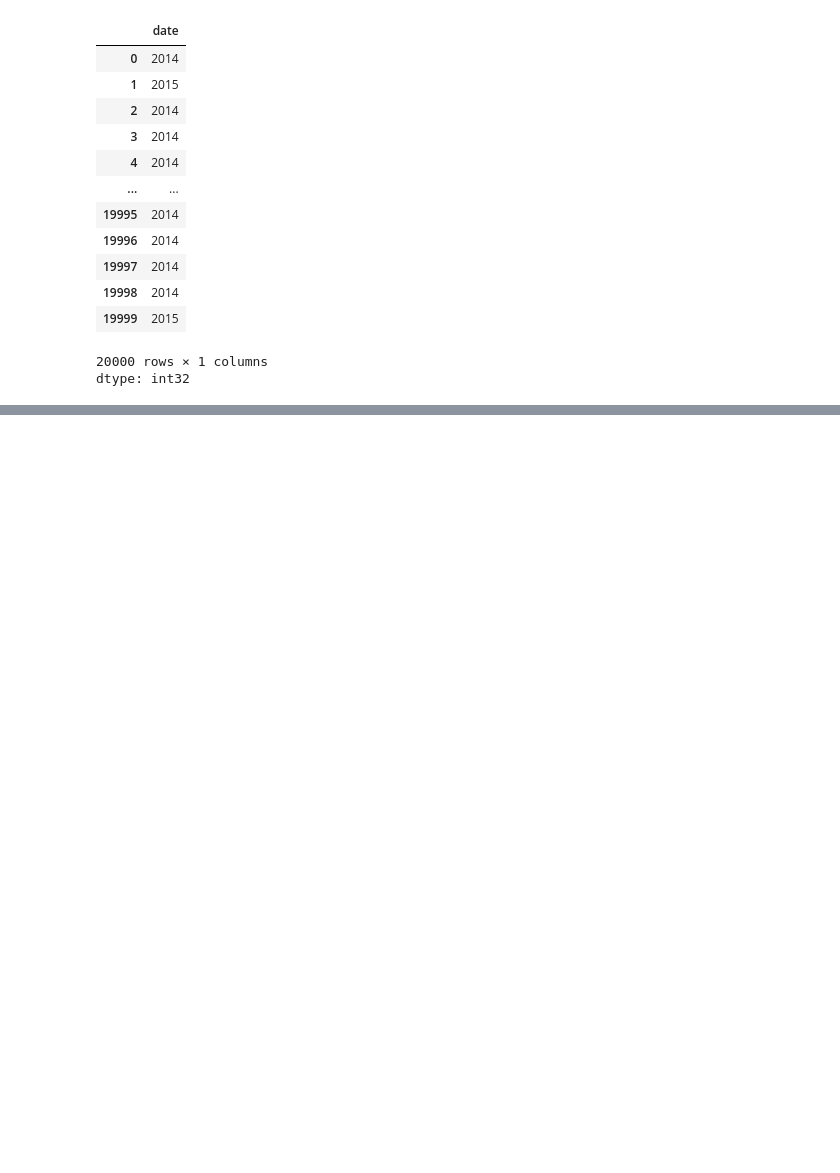
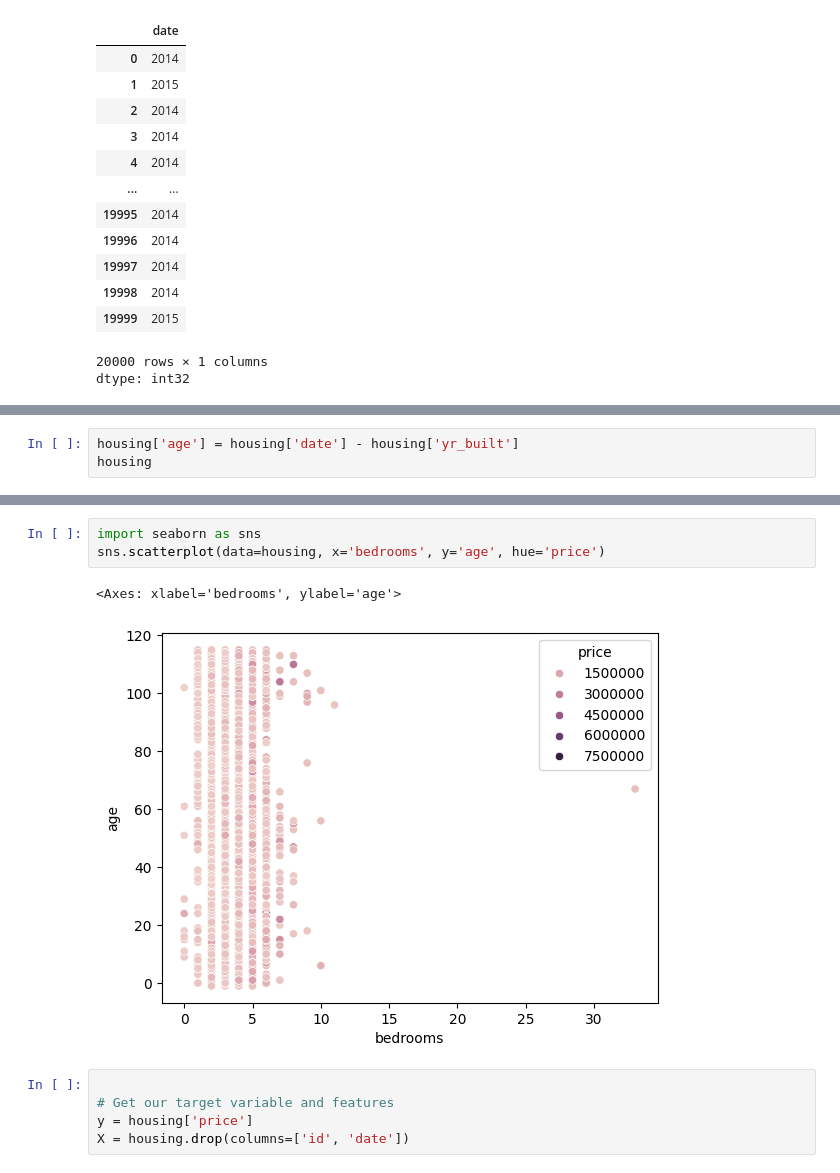
Before and after one commit to jrfanfan/Android_temp_con, a Jupyter notebook: notebooks/starter_housing.ipynb, the cells around one changed output, grey strips where cells are left out. Drawn from its saved outputs; the diff is of its cells as text; blank space fills up the shorter version.

```diff
--- a/notebooks/starter_housing.ipynb
+++ b/notebooks/starter_housing.ipynb
@@ -61,0 +60,3 @@ from sklearn.model_selection import train_test_split
+# %%
+housing['age'] = housing['date'] - housing['yr_built']
+housing
@@ -61,0 +77,11 @@ from sklearn.model_selection import train_test_split
+# %%
+import seaborn as sns
+sns.scatterplot(data=housing, x='bedrooms', y='age', hue='price')
+# %% [output]
+<Axes: xlabel='bedrooms', ylabel='age'>
+[figure, added]
+# %%
+
+# Get our target variable and features
+y = housing['price']
+X = housing.drop(columns=['id', 'date'])
```
Also changed, not shown: parts of 26 cells of this notebook.
